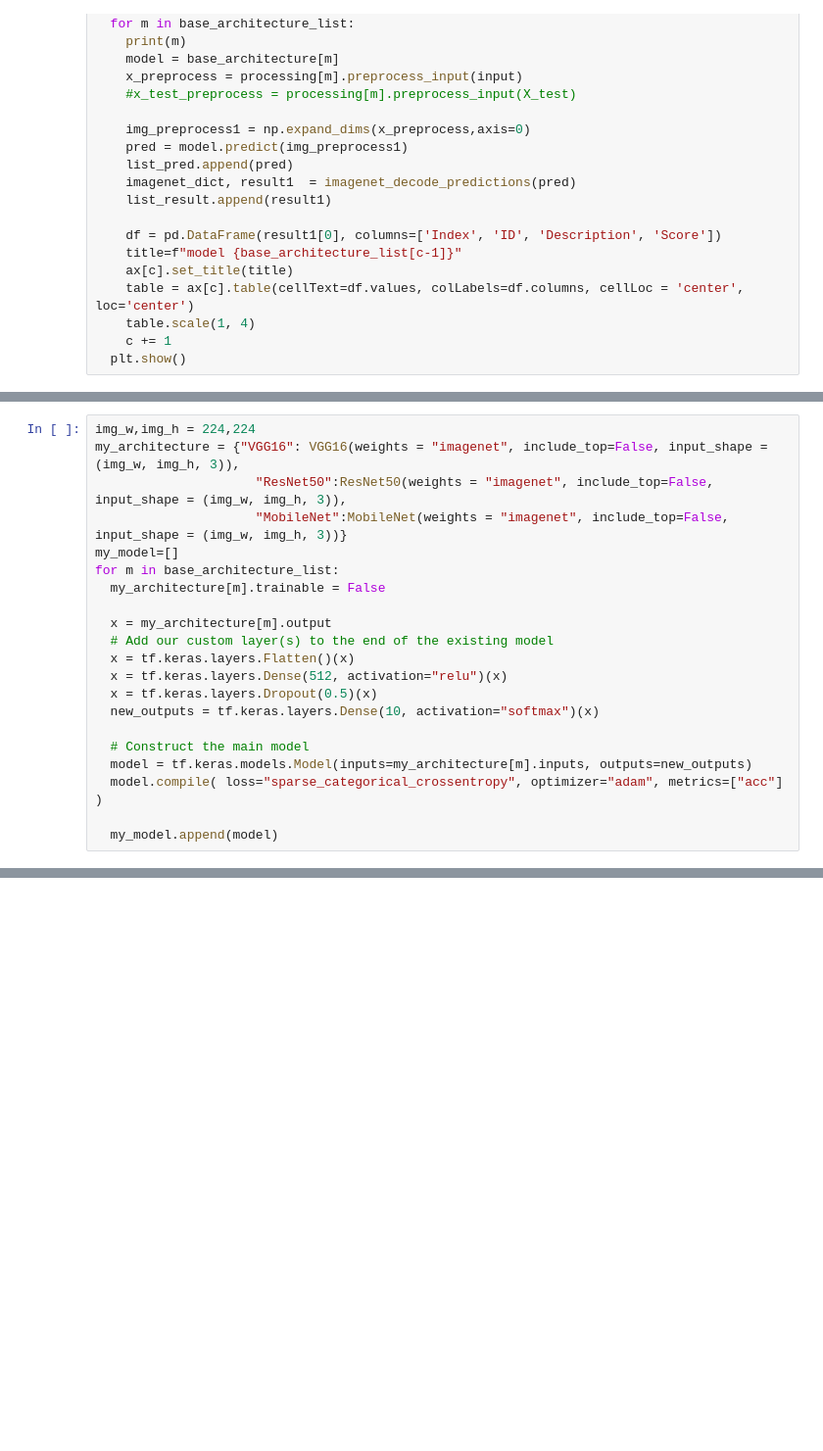
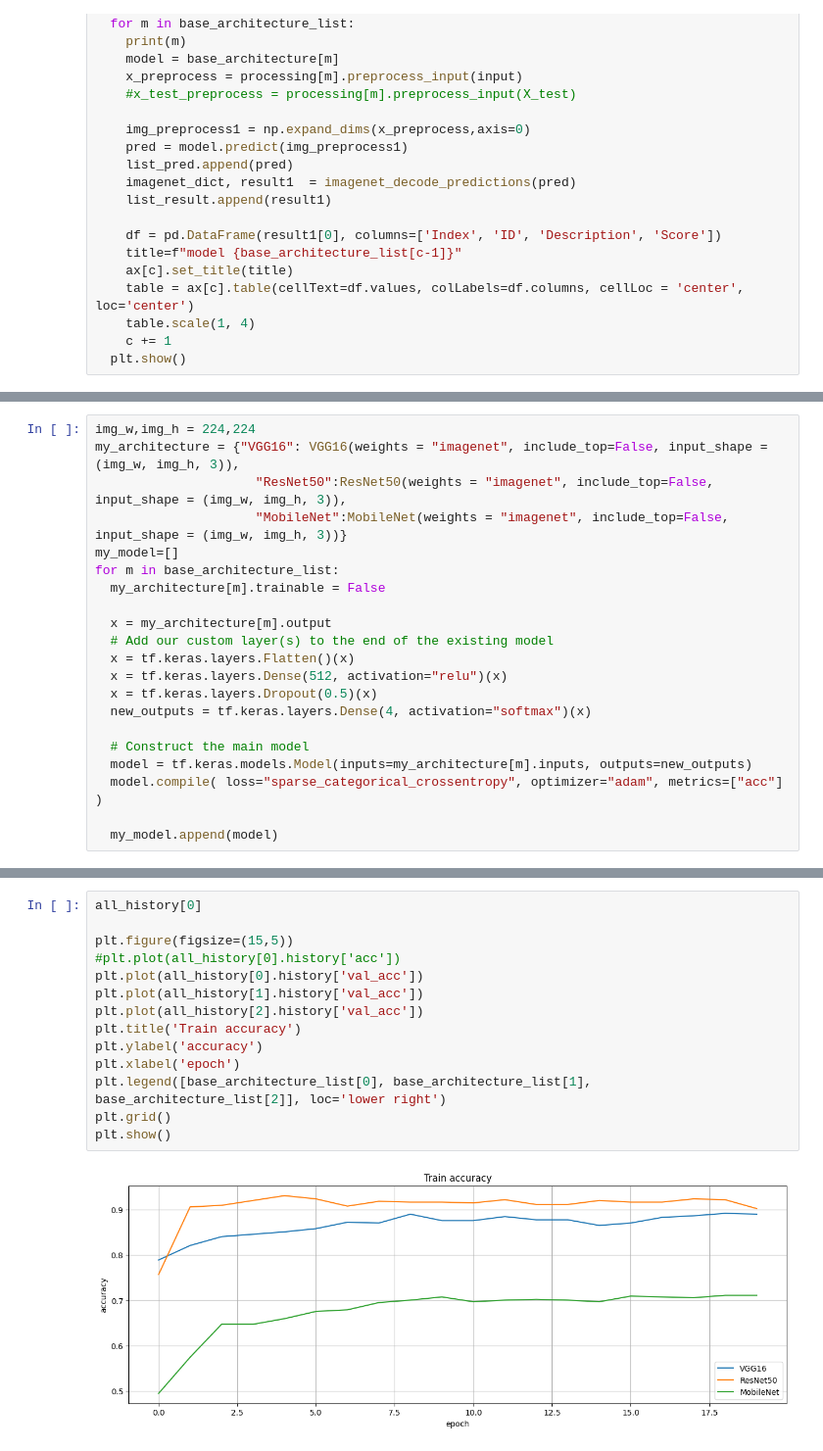
Before and after one commit to gnapat/CNN_Imageclassified, a Jupyter notebook: presentation.ipynb, the cells around one changed output, grey strips where cells are left out. Shown at 98% size. Cells and saved outputs as stored; diff of their text form; blank space fills up the shorter version.

```diff
--- a/presentation.ipynb
+++ b/presentation.ipynb
@@ -321,7 +326,7 @@ for m in base_architecture_list:
   x = tf.keras.layers.Flatten()(x)
   x = tf.keras.layers.Dense(512, activation="relu")(x)
   x = tf.keras.layers.Dropout(0.5)(x)
-  new_outputs = tf.keras.layers.Dense(10, activation="softmax")(x)
+  new_outputs = tf.keras.layers.Dense(4, activation="softmax")(x)
 
   # Construct the main model
   model = tf.keras.models.Model(inputs=my_architecture[m].inputs, outputs=new_outputs)
@@ -344,0 +384,16 @@ RuntimeError: ignored
+# %%
+all_history[0]
+
+plt.figure(figsize=(15,5))
+#plt.plot(all_history[0].history['acc'])
+plt.plot(all_history[0].history['val_acc'])
+plt.plot(all_history[1].history['val_acc'])
+plt.plot(all_history[2].history['val_acc'])
+plt.title('Train accuracy')
+plt.ylabel('accuracy')
+plt.xlabel('epoch')
+plt.legend([base_architecture_list[0], base_architecture_list[1], base_architecture_list[2]], loc='lower right')
+plt.grid()
+plt.show()
+# %% [output]
+[figure, added]
```
Also changed, not shown: parts of 14 cells of this notebook.
